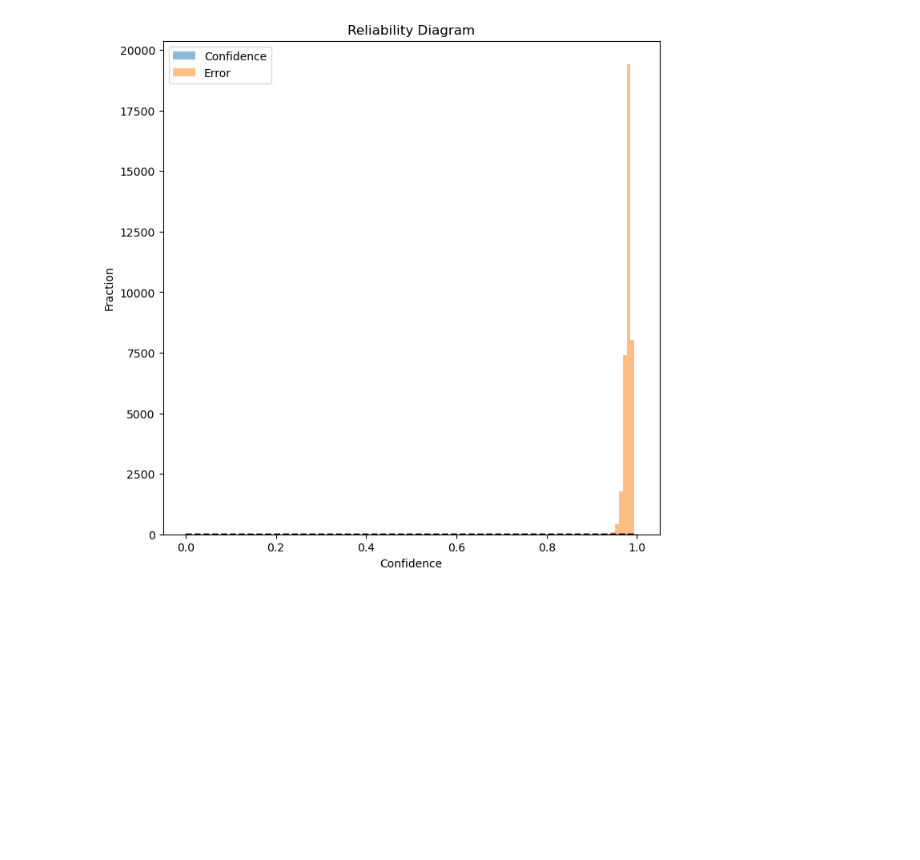
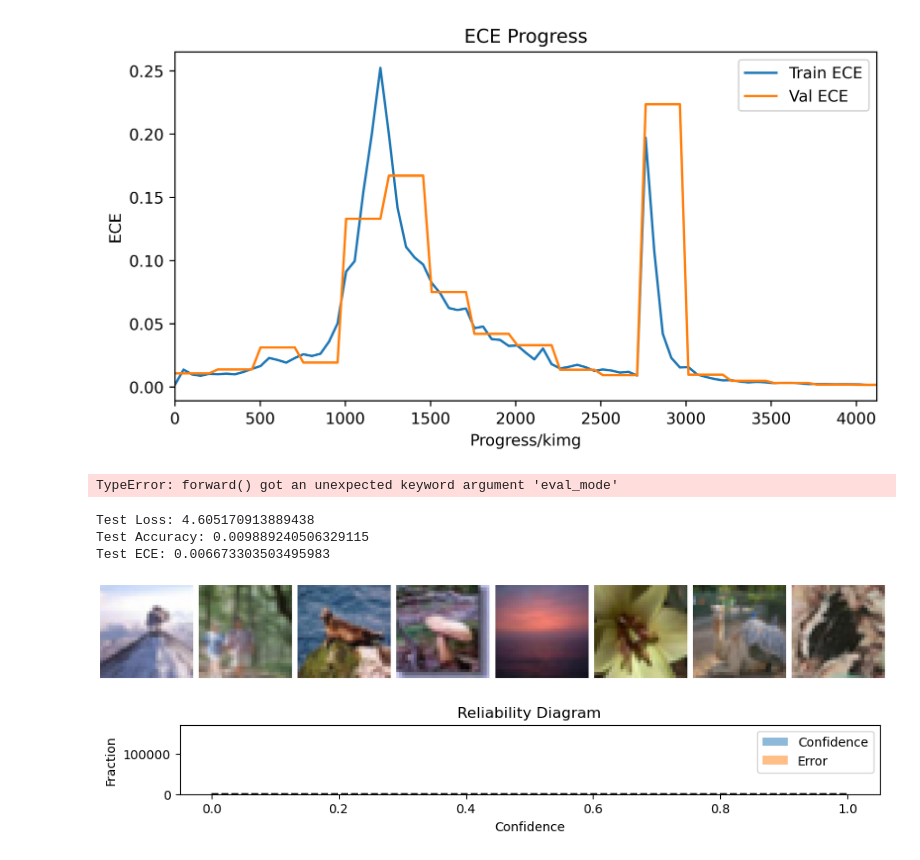
Before and after one commit to lorenzo-querol/Patch-Diffusion, a Jupyter notebook: test_cls.ipynb, the cells around one changed output. Saved outputs shown, nothing was run; the diff lists cells and outputs as text; code cells hidden in the pictures; blank space fills up the shorter version.

```diff
--- a/test_cls.ipynb
+++ b/test_cls.ipynb
@@ -12,3 +102,17 @@ import matplotlib.pyplot as plt
+# %%
+plt.figure(figsize=(8, 4), dpi=600)
+
+plt.xlim(0, df['Progress/kimg'].max())
+plt.title('ECE Progress')
+plt.xlabel('Progress/kimg')
+plt.ylabel('ECE')
+plt.plot(df['Progress/kimg'], df['train/cls_ece'], label='Train ECE')
+plt.plot(df['Progress/kimg'], df['val/cls_ece'], label='Val ECE')
+plt.legend()
+
+plt.show()
+# %% [output]
+[figure, added]
 # %%
 def eval_cls(net, loss_fn, dataloader, resolution, device):
     losses, accs, eces = [], [], []
@@ -29,8 +133,8 @@ def eval_cls(net, loss_fn, dataloader, resolution, device):
                 images=images,
                 labels=labels,
                 patch_size=resolution,
-                resolution=resolution,
                 cls_mode=True,
+                eval_mode=True
             )
 
             # Get predicted and true classes
@@ -69,8 +173,8 @@ def eval_cls(net, loss_fn, dataloader, resolution, device):
 # 002512
 # 005024
 # 007536
-network_pkl = "training-runs/00000-train-cond-ebm-pedm-gpus2-batch128-fp32/network-snapshot-007536.pkl"
-test_dir = "../data/cifar10/test.zip"
+network_pkl = "training-runs/00000-train-cond-ebm-pedm-gpus2-batch128-fp32/network-snapshot-005024.pkl"
+test_dir = "./data/cifar100/test"
 device = torch.device("cuda")
 
 # Load the model.
@@ -78,7 +182,7 @@ with open(network_pkl, "rb") as f:
     net = pickle.load(f)["ema"].to(device)
 net.eval()
 
-loss_kwargs = {"class_name": "training.patch_loss.Patch_EDMLoss"}
+loss_kwargs = {"class_name": "training.patch_loss.PatchEDMLoss"}
 loss_fn = dnnlib.util.construct_class_by_name(**loss_kwargs)  # training.loss.(VP|VE|EDM)Loss
 
 c = dnnlib.EasyDict()
@@ -92,7 +196,7 @@ c.test_dataset_kwargs = dnnlib.EasyDict(
     cache=True,
 )
 c.data_loader_kwargs = dnnlib.EasyDict(
-    batch_size=512,
+    batch_size=128,
     pin_memory=True,
     num_workers=1,
     prefetch_factor=2,
@@ -158,19 +208,69 @@ def plot_predictions(predictions, num_samples=15, start_idx=0):
 test_loss, test_acc, test_ece, predictions = eval_cls(
     net, loss_fn, test_dataloader, test_dataset_obj.resolution, device
 )
+# %% [output]
+TypeError: forward() got an unexpected keyword argument 'eval_mode'
+# %%
+print(f"Test Loss: {test_loss}")
+print(f"Test Accuracy: {test_acc}")
+print(f"Test ECE: {test_ece}")
+# %% [output]
+Test Loss: 4.605170913889438
+Test Accuracy: 0.009889240506329115
+Test ECE: 0.006673303503495983
+# %%
+# Get lowest confidence images
+lowest_confidence_indices = np.argsort(predictions['confidences'])
+lowest_confidence_images = predictions['images'][lowest_confidence_indices]
+
+# Get highest confidence images
+highest_confidence_indices = np.argsort(-predictions['confidences'])
+highest_confidence_images = predictions['images'][highest_confidence_indices]
+
+# Get correct and incorrect predictions
+correct_indices = np.where(predictions['predictions'] == predictions['labels'])[0]
+incorrect_indices = np.where(predictions['predictions'] != predictions['labels'])[0]
+
+# Get correct and incorrect predictions with highest confidence
+correct_highest_confidence_indices = np.intersect1d(correct_indices, highest_confidence_indices)
+incorrect_highest_confidence_indices = np.intersect1d(incorrect_indices, highest_confidence_indices)
+
+# Get correct and incorrect predictions with lowest confidence
+correct_lowest_confidence_indices = np.intersect1d(correct_indices, lowest_confidence_indices)
+incorrect_lowest_confidence_indices = np.intersect1d(incorrect_indices, lowest_confidence_indices)
+
+# plot images
+def plot_images(images, num_images=8):
+    fig, axs = plt.subplots(1, num_images, figsize=(20, 20))
+
+    for i, img in enumerate(images[:num_images]):
+        axs[i].imshow((img.permute(1, 2, 0) + 1) / 2)
+        axs[i].axis('off')
+
+    plt.tight_layout()
+    plt.show()
+
+# plot_images(lowest_confidence_images, num_images=8)
+# plot_images(highest_confidence_images, num_images=8)
+# plot_images(predictions['images'][correct_indices], num_images=8)
+# plot_images(predictions['images'][incorrect_indices], num_images=8)
+plot_images(predictions['images'][incorrect_highest_confidence_indices], num_images=8)
+# plot_images(predictions['images'][correct_lowest_confidence_indices], num_images=8)
+# %% [output]
+[figure, added]
 # %%
 n_bins = 10
-one_hot_confidences = np.eye(10)[predictions['labels']] * predictions['confidences'][:, None]
+one_hot_confidences = np.eye(100)[predictions['labels']] * predictions['confidences'][:, None]
 
 # plot reliability diagram
-plt.figure(figsize=(8, 8))
+plt.figure(figsize=(10, 1))
 plt.plot([0, 1], [0, 1], 'k--')
 plt.hist(predictions['confidences'], bins=n_bins, weights=np.ones_like(predictions['confidences']) / len(predictions['confidences']), alpha=0.5, label='Confidence')
 plt.hist(predictions['confidences'], bins=n_bins, weights=np.abs(predictions['labels'] - predictions['confidences']), alpha=0.5, label='Error')
 plt.xlabel('Confidence')
 plt.ylabel('Fraction')
 plt.title('Reliability Diagram')
 plt.legend()
 plt.show()
 # %% [output]
-[figure, old version]
+[figure, new version]
```
Also changed, not shown: parts of 9 cells of this notebook, 9 other files.
